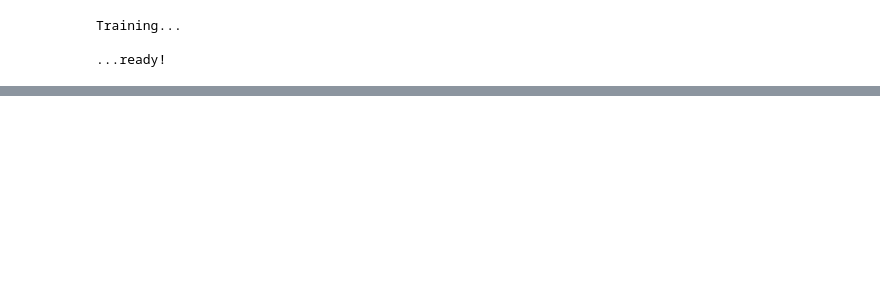
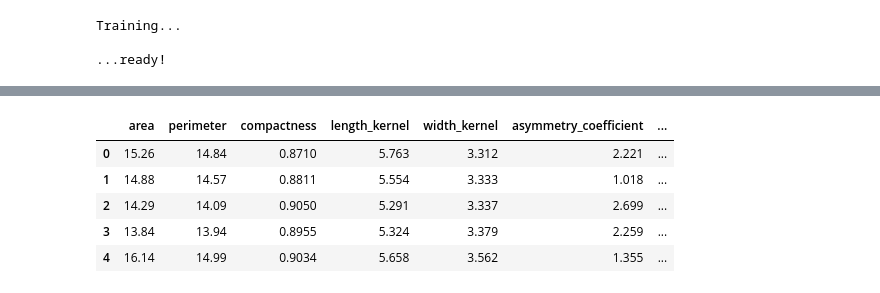
Before and after one commit to aliciaamaliaalvarezmon/SynthesisEmotions, a Jupyter notebook: Notebook/Expression Map.ipynb, the cells around one changed output, grey strips where cells are left out. Cells and saved outputs as stored; diff of their text form; code cells hidden in the pictures; blank space fills up the shorter version.

```diff
--- a/Notebook/Expression Map.ipynb
+++ b/Notebook/Expression Map.ipynb
@@ -92,0 +148,23 @@ Training...
+# %%
+import pandas as pd
+import numpy as np
+columns=['area', 'perimeter', 'compactness', 'length_kernel', 'width_kernel',
+                   'asymmetry_coefficient', 'length_kernel_groove', 'target']
+data = pd.read_csv('https://archive.ics.uci.edu/ml/machine-learning-databases/00236/seeds_dataset.txt',
+                    names=columns,
+                   sep='\t+', engine='python')
+target = data['target'].values
+label_names = {1:'Kama', 2:'Rosa', 3:'Canadian'}
+data = data[data.columns[:-1]]
+# data normalization
+#data = (data - np.mean(data, axis=0)) / np.std(data, axis=0)
+#data = data.values
+# %%
+data.head()
+# %% [output]
+|  | area | perimeter | compactness | length_kernel | width_kernel | asymmetry_coefficient | ... |
+| 0 | 15.26 | 14.84 | 0.8710 | 5.763 | 3.312 | 2.221 | ... |
+| 1 | 14.88 | 14.57 | 0.8811 | 5.554 | 3.333 | 1.018 | ... |
+| 2 | 14.29 | 14.09 | 0.9050 | 5.291 | 3.337 | 2.699 | ... |
+| 3 | 13.84 | 13.94 | 0.8955 | 5.324 | 3.379 | 2.259 | ... |
+| 4 | 16.14 | 14.99 | 0.9034 | 5.658 | 3.562 | 1.355 | ... |
```
Also changed, not shown: parts of 18 cells of this notebook, 1 other file.
